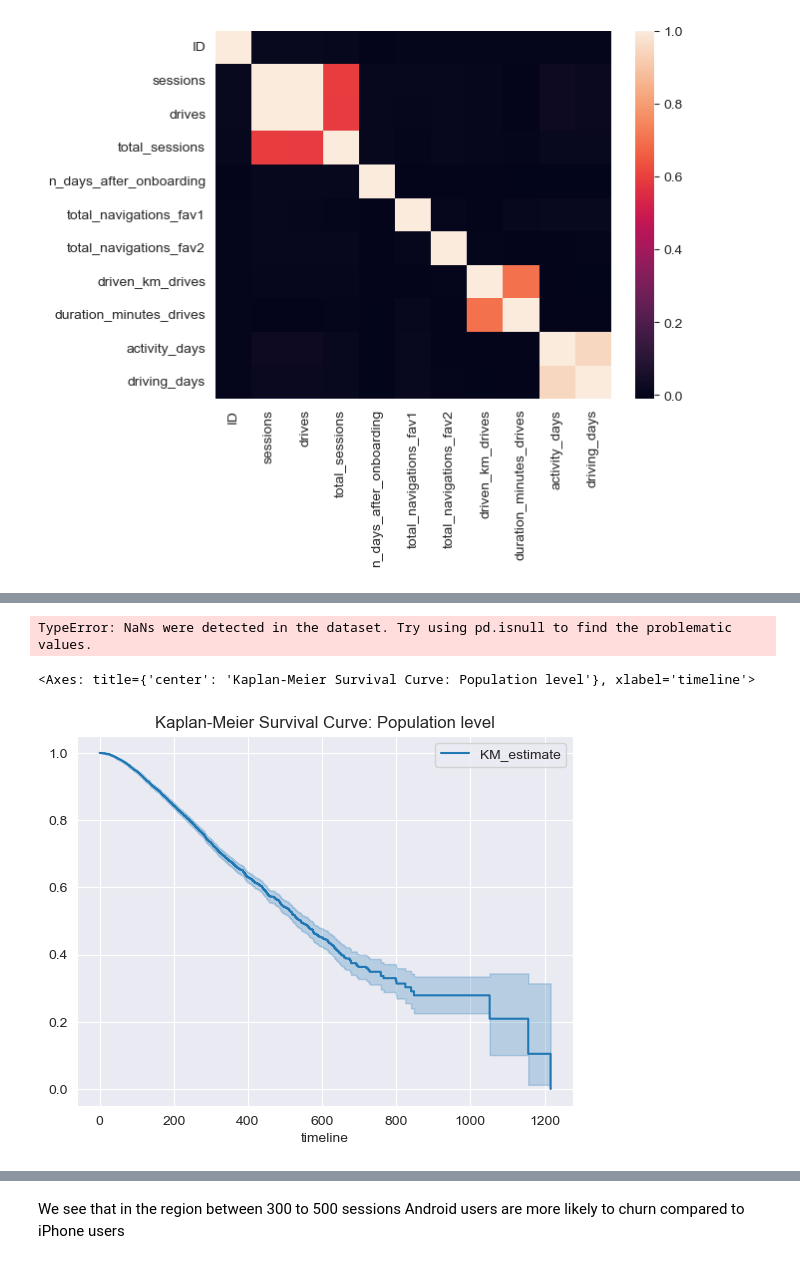
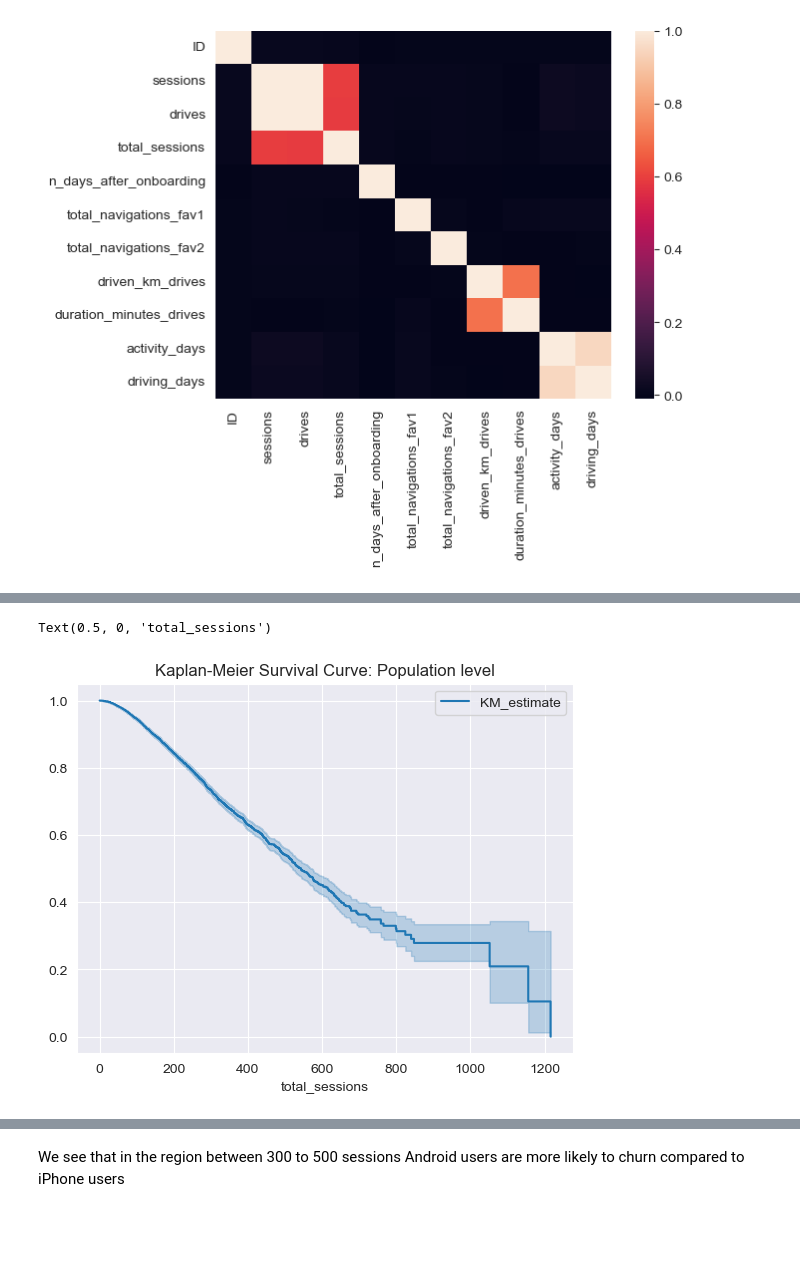
Before and after one commit to point-de-vyu/data-analytics-projects, a Jupyter notebook: Waze_predicting_user_churn/1. Exploratory_data_analysis.ipynb, the cells around one changed output, grey strips where cells are left out. Cells and saved outputs as stored; diff of their text form; code cells hidden in the pictures; blank space fills up the shorter version.

```diff
--- a/Waze_predicting_user_churn/1. Exploratory_data_analysis.ipynb
+++ b/Waze_predicting_user_churn/1. Exploratory_data_analysis.ipynb
@@ -550,16 +557,12 @@ df['label']=df['label'].map({'retained': 0, 'churned': 1}).astype(float)
 # %%
-df=df.dropna()
 T=df['total_sessions']
-C=df['label'].map({'retained': 0, 'churned': 1}).astype(float)
-df['label']=C
+C=df['label'].astype(float)
 kmf.fit(T,C)
+ax= kmf.plot(title='Kaplan-Meier Survival Curve: Population level')
+ax.set_xlabel('total_sessions')
 # %% [output]
-TypeError: NaNs were detected in the dataset. Try using pd.isnull to find the problematic values.
+Text(0.5, 0, 'total_sessions')
+[figure, added]
-# %%
-kmf.plot(title='Kaplan-Meier Survival Curve: Population level')
-# %% [output]
-<Axes: title={'center': 'Kaplan-Meier Survival Curve: Population level'}, xlabel='timeline'>
-[figure, removed]
 # %%
 ax = plt.subplot(111)
 And=df[df['device']=='Android']
```
Also changed, not shown: parts of 16 cells of this notebook.
